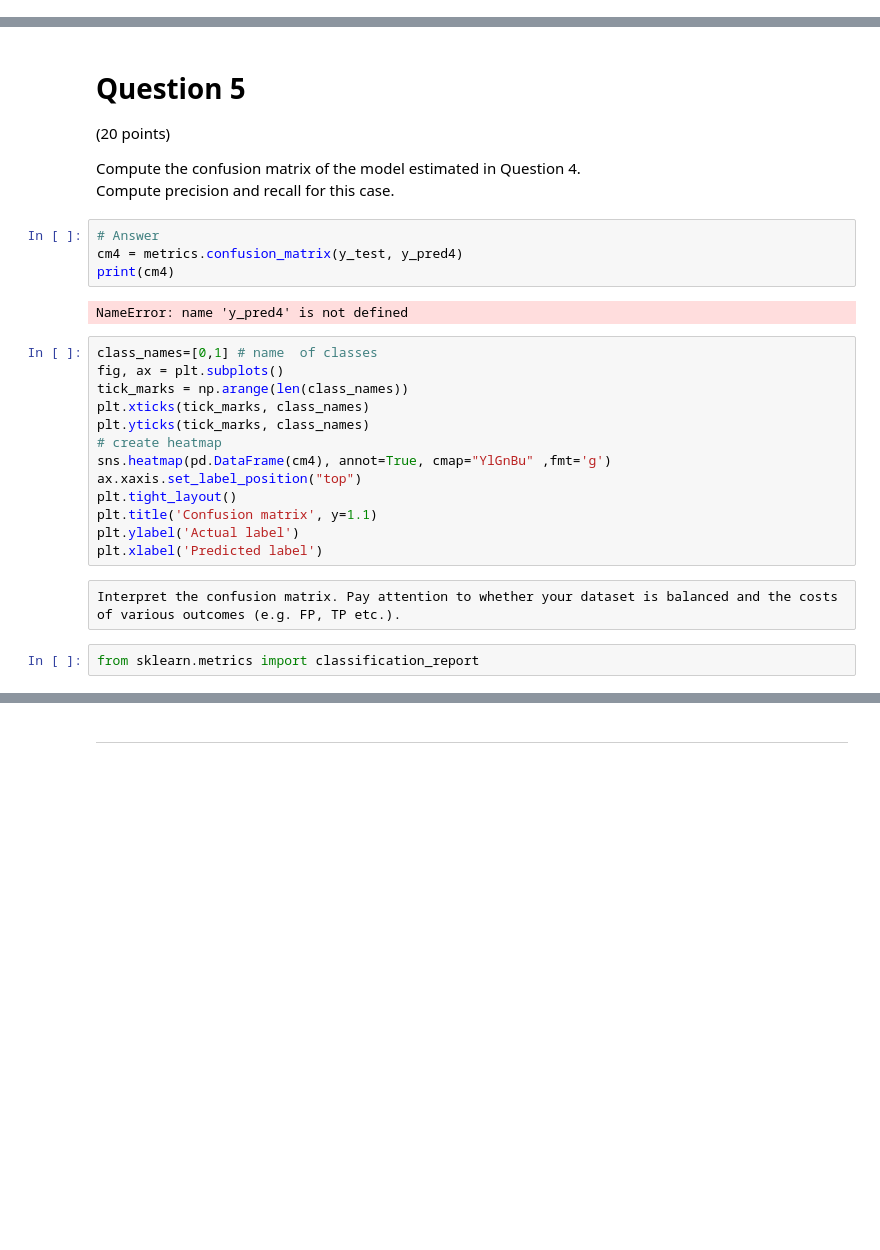
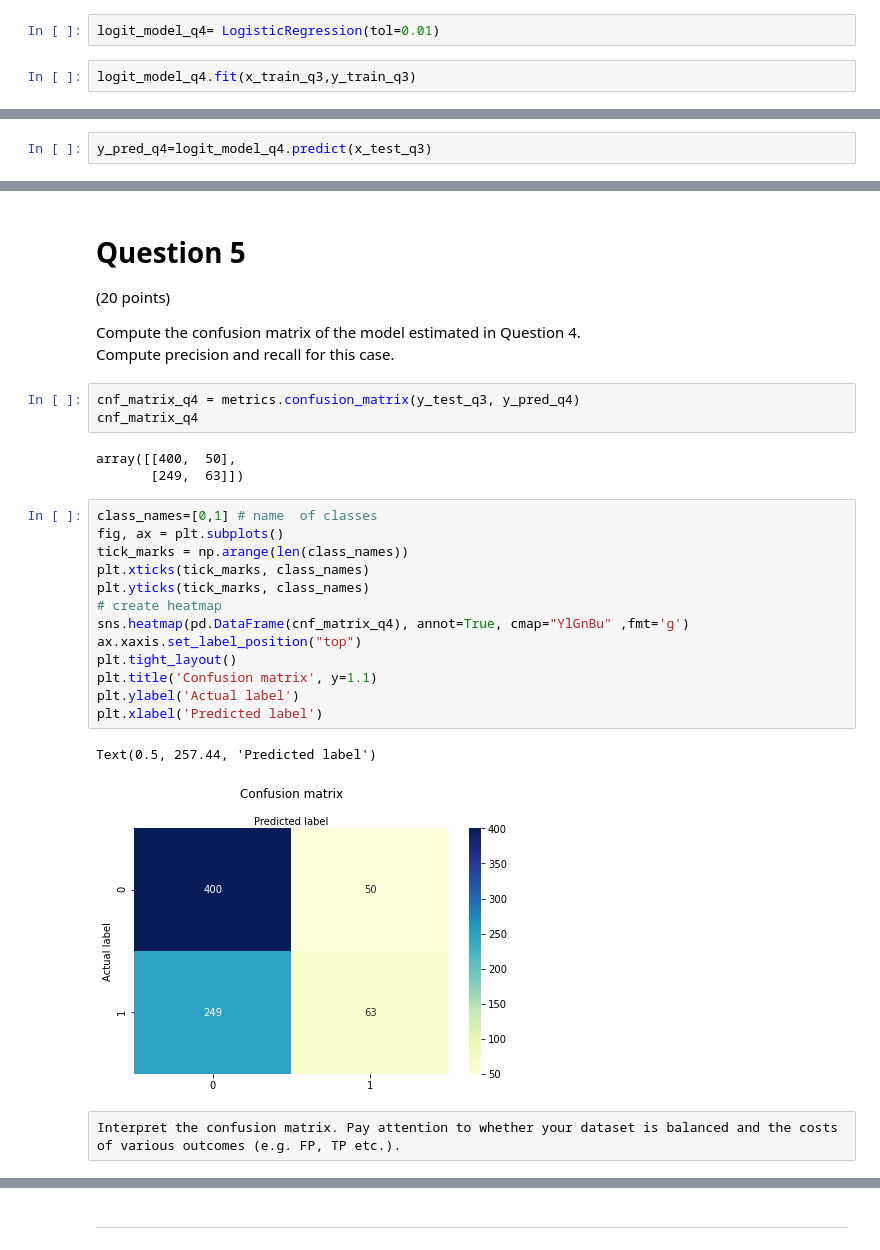
Before and after one commit to Nsmid/Machine-Learning-for-Finance, a Jupyter notebook: assignment 1/assignment1_group08_2021.ipynb, the cells around one changed output, grey strips where cells are left out. Drawn from its saved outputs; the diff is of its cells as text; blank space fills up the shorter version.

```diff
--- a/assignment 1/assignment1_group08_2021.ipynb
+++ b/assignment 1/assignment1_group08_2021.ipynb
@@ -590,0 +560,4 @@ Run the same model as in the previous question but set the tolerance for stoppin
+# %%
+logit_model_q4= LogisticRegression(tol=0.01)
+# %%
+logit_model_q4.fit(x_train_q3,y_train_q3)
@@ -590,0 +579,2 @@ Run the same model as in the previous question but set the tolerance for stoppin
+# %%
+y_pred_q4=logit_model_q4.predict(x_test_q3)
@@ -594,28 +586,29 @@ Run the same model as in the previous question but set the tolerance for stoppin
 
 Compute the confusion matrix of the model estimated in Question 4.
 Compute precision and recall for this case.
-# %%
-# Answer
-cm4 = metrics.confusion_matrix(y_test, y_pred4)
-print(cm4)
-# %% [output]
-NameError: name 'y_pred4' is not defined
+# %%
+cnf_matrix_q4 = metrics.confusion_matrix(y_test_q3, y_pred_q4)
+cnf_matrix_q4
+# %% [output]
+array([[400,  50],
+       [249,  63]])
 # %%
 class_names=[0,1] # name  of classes
 fig, ax = plt.subplots()
 tick_marks = np.arange(len(class_names))
 plt.xticks(tick_marks, class_names)
 plt.yticks(tick_marks, class_names)
 # create heatmap
-sns.heatmap(pd.DataFrame(cm4), annot=True, cmap="YlGnBu" ,fmt='g')
+sns.heatmap(pd.DataFrame(cnf_matrix_q4), annot=True, cmap="YlGnBu" ,fmt='g')
 ax.xaxis.set_label_position("top")
 plt.tight_layout()
 plt.title('Confusion matrix', y=1.1)
 plt.ylabel('Actual label')
 plt.xlabel('Predicted label')
+# %% [output]
+Text(0.5, 257.44, 'Predicted label')
+[figure, added]
 # %% [raw]
 Interpret the confusion matrix. Pay attention to whether your dataset is balanced and the costs of various outcomes (e.g. FP, TP etc.).
-# %%
-from sklearn.metrics import classification_report
 # %%
 # Answer
```
Also changed, not shown: parts of 21 cells of this notebook.
